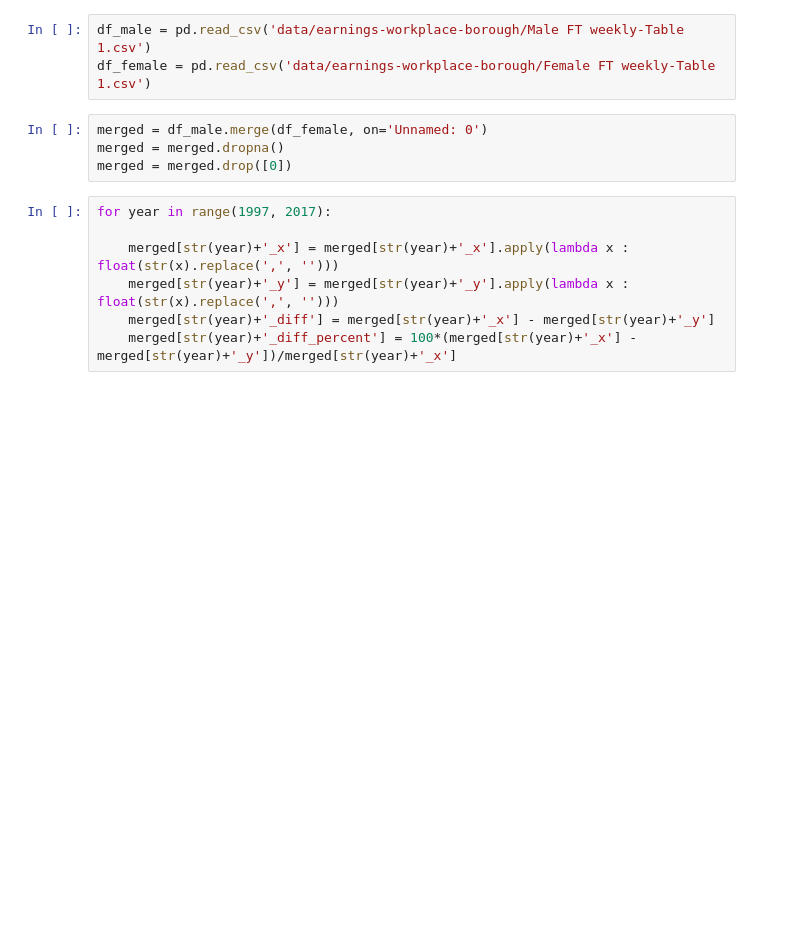
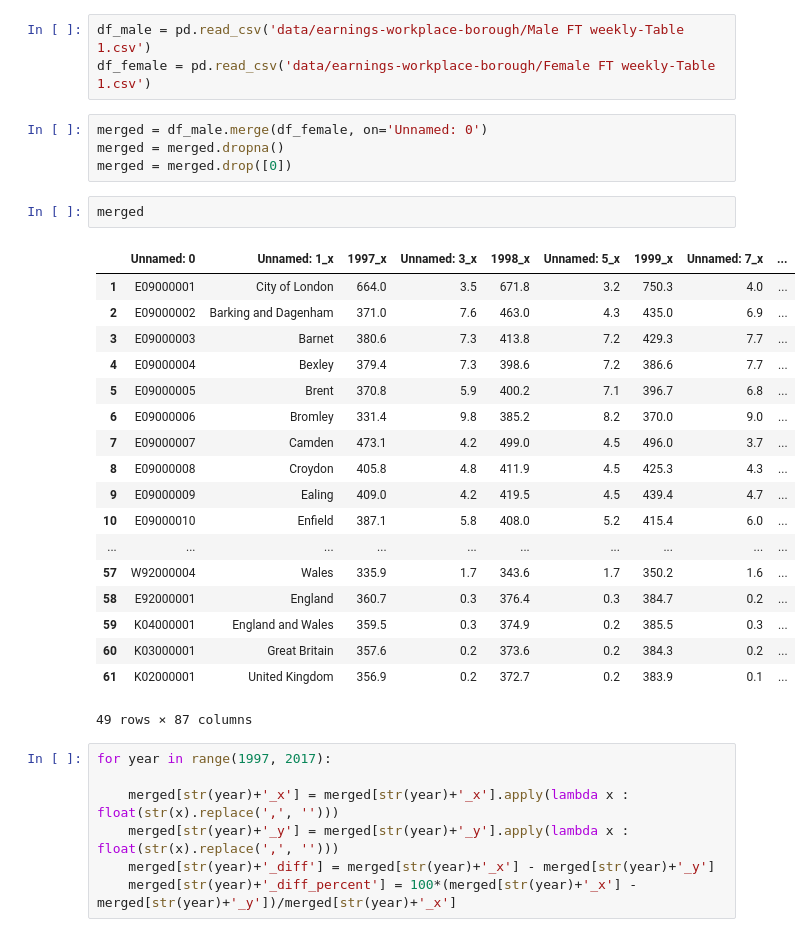
Before and after one commit to hggc0322/gender-gap-analysis, a Jupyter notebook: data_exploration.ipynb, the cells around one changed output. Cells and saved outputs as stored; diff of their text form; blank space fills up the shorter version.

```diff
--- a/data_exploration.ipynb
+++ b/data_exploration.ipynb
@@ -112,6 +155,27 @@ df_female = pd.read_csv('data/earnings-workplace-borough/Female FT weekly-Table
 merged = df_male.merge(df_female, on='Unnamed: 0')
 merged = merged.dropna()
 merged = merged.drop([0])
+# %%
+merged
+# %% [output]
+|  | Unnamed: 0 | Unnamed: 1_x | 1997_x | Unnamed: 3_x | 1998_x | Unnamed: 5_x | 1999_x | Unnamed: 7_x | ... |
+| 1 | E09000001 | City of London | 664.0 | 3.5 | 671.8 | 3.2 | 750.3 | 4.0 | ... |
+| 2 | E09000002 | Barking and Dagenham | 371.0 | 7.6 | 463.0 | 4.3 | 435.0 | 6.9 | ... |
+| 3 | E09000003 | Barnet | 380.6 | 7.3 | 413.8 | 7.2 | 429.3 | 7.7 | ... |
+| 4 | E09000004 | Bexley | 379.4 | 7.3 | 398.6 | 7.2 | 386.6 | 7.7 | ... |
+| 5 | E09000005 | Brent | 370.8 | 5.9 | 400.2 | 7.1 | 396.7 | 6.8 | ... |
+| 6 | E09000006 | Bromley | 331.4 | 9.8 | 385.2 | 8.2 | 370.0 | 9.0 | ... |
+| 7 | E09000007 | Camden | 473.1 | 4.2 | 499.0 | 4.5 | 496.0 | 3.7 | ... |
+| 8 | E09000008 | Croydon | 405.8 | 4.8 | 411.9 | 4.5 | 425.3 | 4.3 | ... |
+| 9 | E09000009 | Ealing | 409.0 | 4.2 | 419.5 | 4.5 | 439.4 | 4.7 | ... |
+| 10 | E09000010 | Enfield | 387.1 | 5.8 | 408.0 | 5.2 | 415.4 | 6.0 | ... |
+| ... | ... | ... | ... | ... | ... | ... | ... | ... | ... |
+| 57 | W92000004 | Wales | 335.9 | 1.7 | 343.6 | 1.7 | 350.2 | 1.6 | ... |
+| 58 | E92000001 | England | 360.7 | 0.3 | 376.4 | 0.3 | 384.7 | 0.2 | ... |
+| 59 | K04000001 | England and Wales | 359.5 | 0.3 | 374.9 | 0.2 | 385.5 | 0.3 | ... |
+| 60 | K03000001 | Great Britain | 357.6 | 0.2 | 373.6 | 0.2 | 384.3 | 0.2 | ... |
+| 61 | K02000001 | United Kingdom | 356.9 | 0.2 | 372.7 | 0.2 | 383.9 | 0.1 | ... |
+49 rows × 87 columns
 # %%
 for year in range(1997, 2017):
 
```
Also changed, not shown: parts of 12 cells of this notebook, 10 other files.
